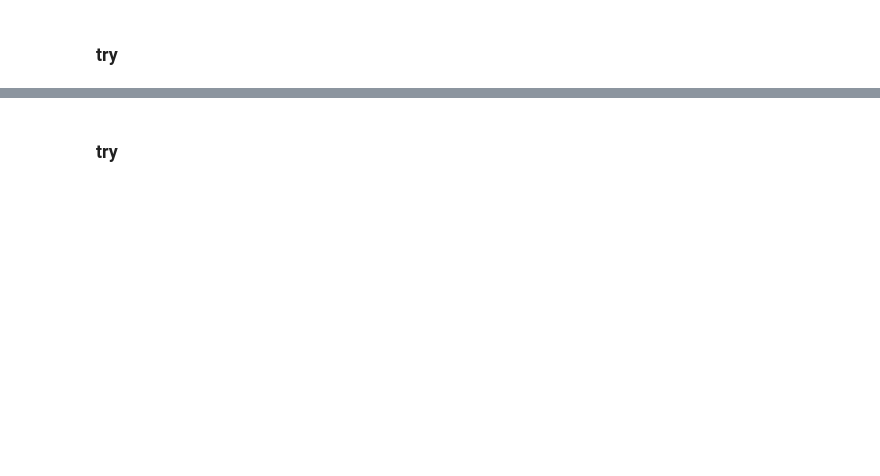
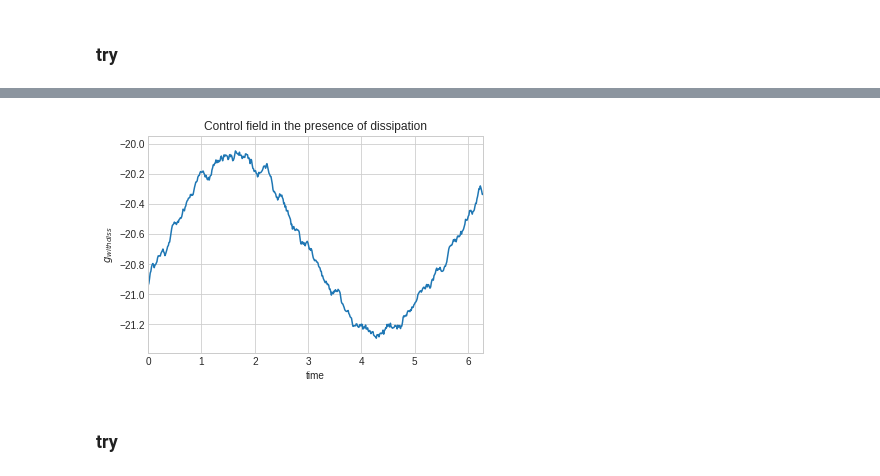
Before and after one commit to TejasAvinashShetty/openq_grape, a Jupyter notebook: GRAPE_pristine/oqcg.ipynb, the cells around one changed output, grey strips where cells are left out. Drawn from its saved outputs; the diff is of its cells as text; code cells hidden in the pictures; blank space fills up the shorter version.

```diff
--- a/GRAPE_pristine/oqcg.ipynb
+++ b/GRAPE_pristine/oqcg.ipynb
@@ -452,3 +525,14 @@ Quantum object: dims = [[2, 2], [2, 2]], shape = (4, 4), type = oper, isherm = F
+# %%
+ax = axes()
+ax.plot(times, xi_opt)
+xi_max = amax(xi_opt) + 0.1
+xi_min = amin(xi_opt) - 0.1
+
+ax.set(xlim=(0, total_time_evo), ylim=(xi_min, xi_max),
+       xlabel='time', ylabel= r'$g_{with diss}$',
+       title='Control field in the presence of dissipation');
+# %% [output]
+[figure, added]
 # %% [markdown]
 ### try
 # %%
```
Also changed, not shown: parts of 122 cells of this notebook, 32 other files.
